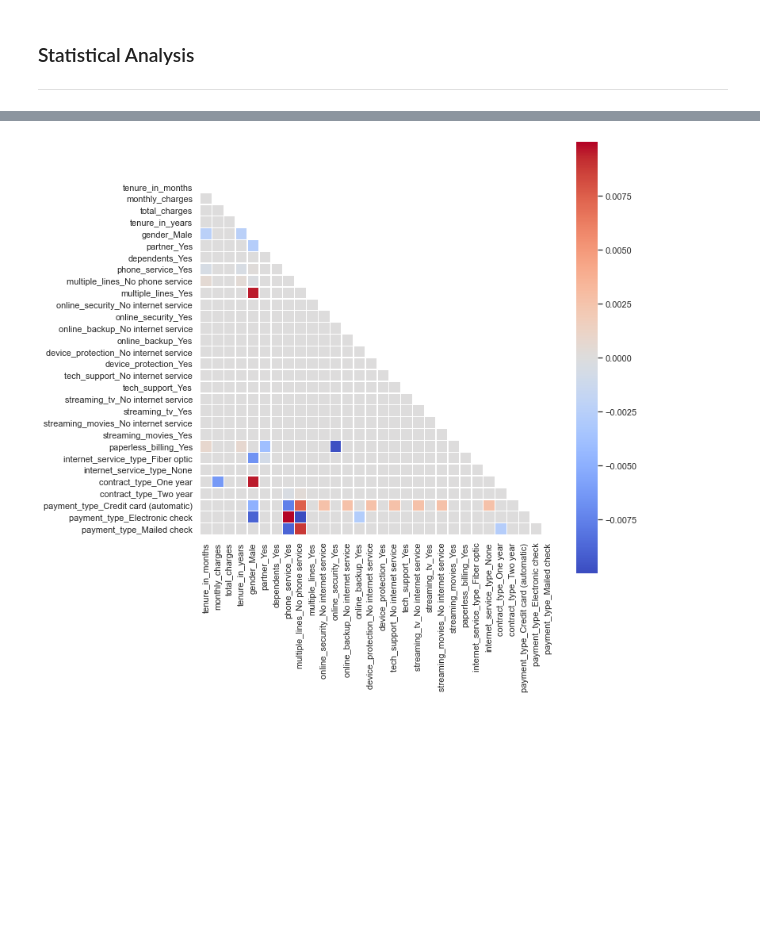
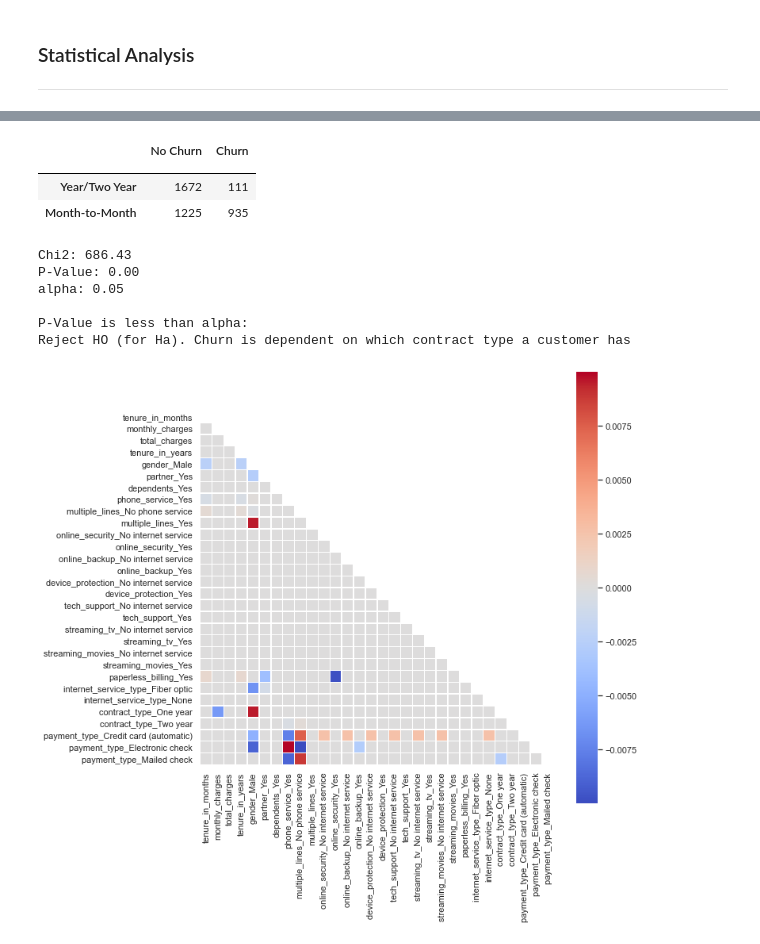
Before and after one commit to Promeos/telco-churn-project, a Jupyter notebook: telco_report.ipynb, the cells around one changed output, grey strips where cells are left out. Drawn from its saved outputs; the diff is of its cells as text; code cells hidden in the pictures; blank space fills up the shorter version.

```diff
--- a/telco_report.ipynb
+++ b/telco_report.ipynb
@@ -379,3 +345,38 @@ Do customers who churn pay more for phone services than those who don't churn?
+# %%
+month_to_month_or_other = np.where((X_train['contract_type_One year']==0) & (X_train['contract_type_Two year']==0), 1, 0)
+# %%
+outcomes_2 = pd.crosstab(month_to_month_or_other, y_train.churn)
+# %%
+outcomes_2 = outcomes_2.rename(index={0:'Year/Two Year', 1: 'Month-to-Month'}, columns={0:'No Churn', 1:'Churn'})
+outcomes_2.index.name=''
+outcomes_2.columns.name=''
+# %%
+outcomes_2
+# %% [output]
+|  | No Churn | Churn |
+|  |  |  |
+| Year/Two Year | 1672 | 111 |
+| Month-to-Month | 1225 | 935 |
+# %%
+chi2, p, degf, expected = stats.chi2_contingency(outcomes_2)
+
+print(("Chi2: {:.2f}" \
+      "\nP-Value: {:.2f}\nalpha: {:.2f}\n").format(chi2, p, alpha))
+
+if p < alpha:
+    print("P-Value is less than alpha:")
+    print('Reject HO (for Ha). Churn' \
+          ' is dependent on which contract type a customer has')
+else:
+    print('Fail to reject HO. Churn' \
+          ' is independent of which contract type a customer has')
+# %% [output]
+Chi2: 686.43
+P-Value: 0.00
+alpha: 0.05
+
+P-Value is less than alpha:
+Reject HO (for Ha). Churn is dependent on which contract type a customer has
 # %%
 a = X_train.corr()[abs(X_train.corr()) < .01].replace(np.nan,0)
 # %%
```
Also changed, not shown: parts of 20 cells of this notebook, 1 other file.
